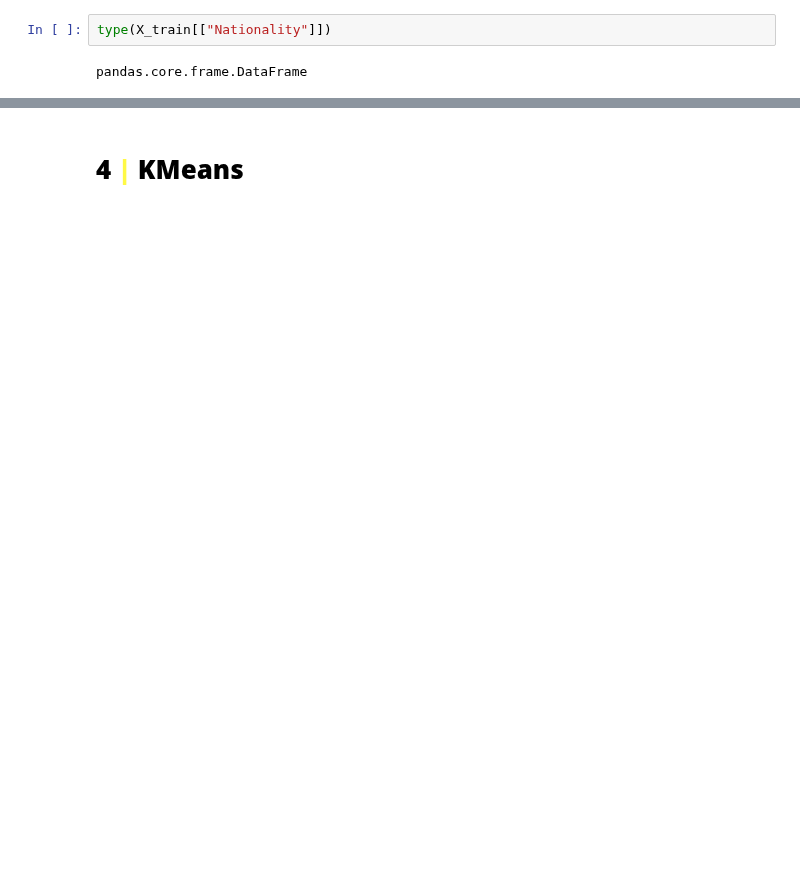
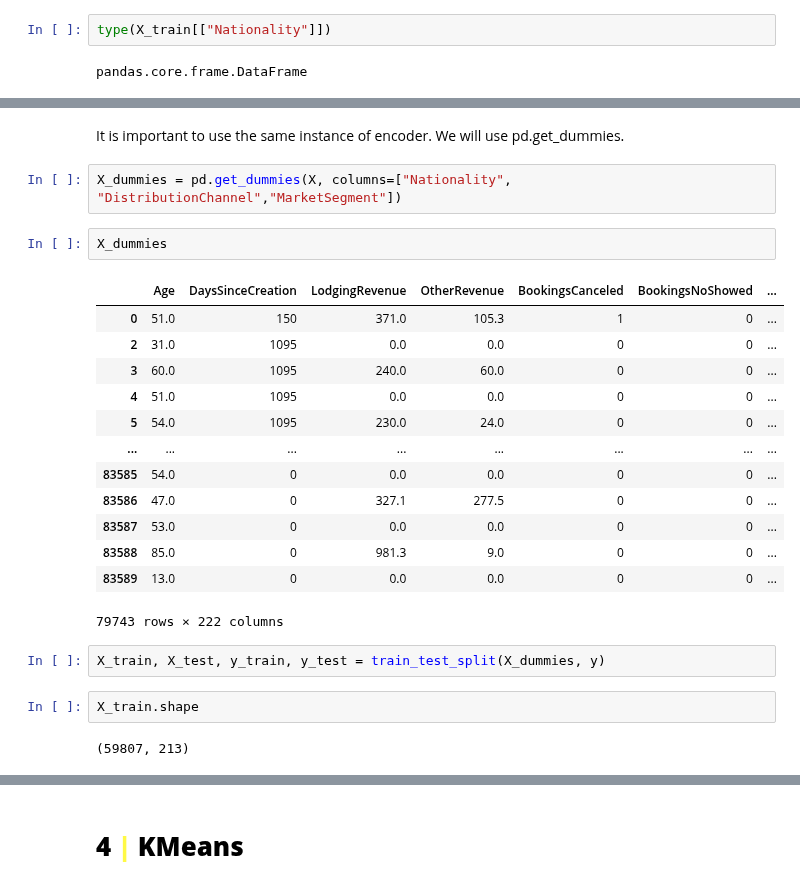
Before and after one commit to iremirezdeganuza72/Cohort_Analysis, a Jupyter notebook: Cohort analysis and segmentation.ipynb, the cells around one changed output, grey strips where cells are left out. Saved outputs shown, nothing was run; the diff lists cells and outputs as text; blank space fills up the shorter version.

```diff
--- a/Cohort analysis and segmentation.ipynb
+++ b/Cohort analysis and segmentation.ipynb
@@ -513,0 +748,26 @@ ohe.categories_
+# %% [markdown]
+It is important to use the same instance of encoder. We will use pd.get_dummies.
+# %%
+X_dummies = pd.get_dummies(X, columns=["Nationality", "DistributionChannel","MarketSegment"])
+# %%
+X_dummies
+# %% [output]
+|  | Age | DaysSinceCreation | LodgingRevenue | OtherRevenue | BookingsCanceled | BookingsNoShowed | ... |
+| 0 | 51.0 | 150 | 371.0 | 105.3 | 1 | 0 | ... |
+| 2 | 31.0 | 1095 | 0.0 | 0.0 | 0 | 0 | ... |
+| 3 | 60.0 | 1095 | 240.0 | 60.0 | 0 | 0 | ... |
+| 4 | 51.0 | 1095 | 0.0 | 0.0 | 0 | 0 | ... |
+| 5 | 54.0 | 1095 | 230.0 | 24.0 | 0 | 0 | ... |
+| ... | ... | ... | ... | ... | ... | ... | ... |
+| 83585 | 54.0 | 0 | 0.0 | 0.0 | 0 | 0 | ... |
+| 83586 | 47.0 | 0 | 327.1 | 277.5 | 0 | 0 | ... |
+| 83587 | 53.0 | 0 | 0.0 | 0.0 | 0 | 0 | ... |
+| 83588 | 85.0 | 0 | 981.3 | 9.0 | 0 | 0 | ... |
+| 83589 | 13.0 | 0 | 0.0 | 0.0 | 0 | 0 | ... |
+79743 rows × 222 columns
+# %%
+X_train, X_test, y_train, y_test = train_test_split(X_dummies, y)
+# %%
+X_train.shape
+# %% [output]
+(59807, 213)
```
Also changed, not shown: parts of 47 cells of this notebook.
